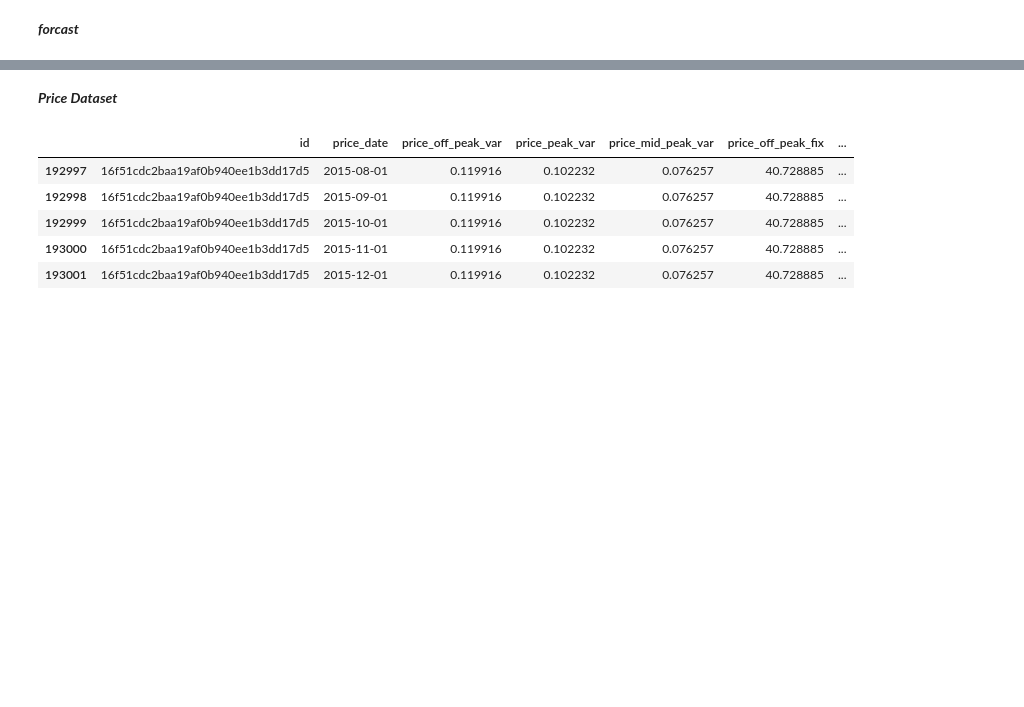
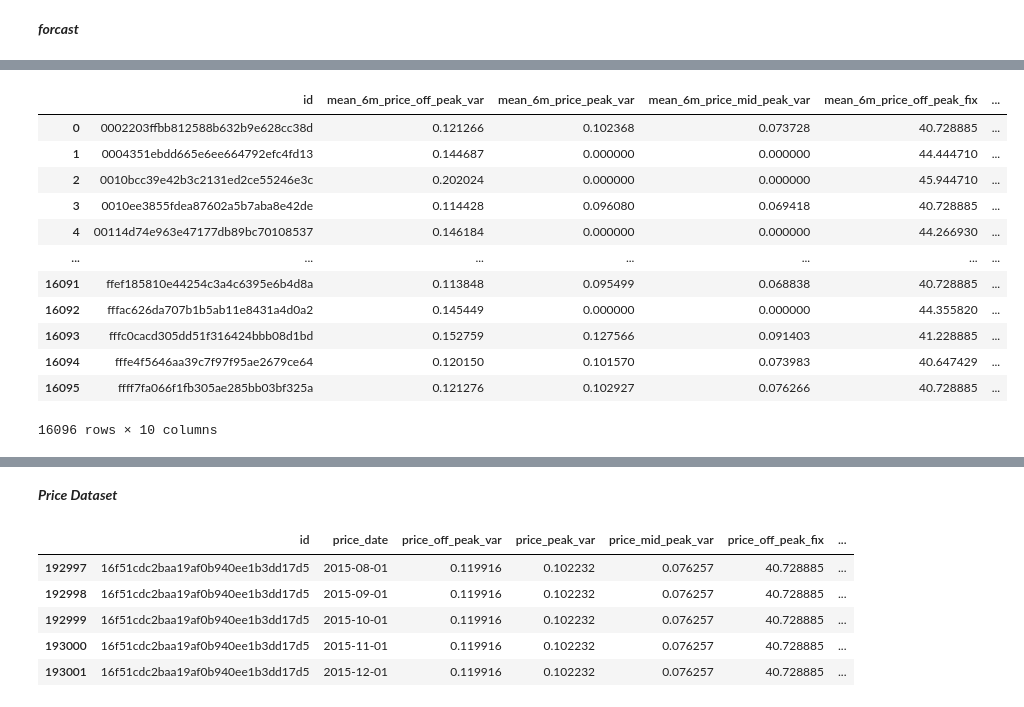
Before and after one commit to yash013/sme_customer_churn_problem, a Jupyter notebook: eda.ipynb, the cells around one changed output, grey strips where cells are left out. Cells and saved outputs as stored; diff of their text form; code cells hidden in the pictures; blank space fills up the shorter version.

```diff
--- a/eda.ipynb
+++ b/eda.ipynb
@@ -390,0 +441,31 @@ price_df.head(3)
+# %%
+mean_6m = mean_6m.rename(
+
+    columns={
+        "price_off_peak_var": "mean_6m_price_off_peak_var",
+        "price_peak_var": "mean_6m_price_peak_var",
+        "price_mid_peak_var": "mean_6m_price_mid_peak_var",
+        "price_off_peak_fix": "mean_6m_price_off_peak_fix",
+        "price_peak_fix": "mean_6m_price_peak_fix",
+        "price_mid_peak_fix": "mean_6m_price_mid_peak_fix"
+    }
+)
+# %%
+mean_6m["mean_6m_price_off_peak"] = mean_6m["mean_6m_price_off_peak_var"] + mean_6m["mean_6m_price_off_peak_fix"]
+mean_6m["mean_6m_price_peak"] = mean_6m["mean_6m_price_peak_var"] + mean_6m["mean_6m_price_peak_fix"]
+mean_6m["mean_6m_price_mid_peak"] = mean_6m["mean_6m_price_mid_peak_var"] + mean_6m["mean_6m_price_mid_peak_fix"]
+mean_6m
+# %% [output]
+|  | id | mean_6m_price_off_peak_var | mean_6m_price_peak_var | mean_6m_price_mid_peak_var | mean_6m_price_off_peak_fix | ... |
+| 0 | 0002203ffbb812588b632b9e628cc38d | 0.121266 | 0.102368 | 0.073728 | 40.728885 | ... |
+| 1 | 0004351ebdd665e6ee664792efc4fd13 | 0.144687 | 0.000000 | 0.000000 | 44.444710 | ... |
+| 2 | 0010bcc39e42b3c2131ed2ce55246e3c | 0.202024 | 0.000000 | 0.000000 | 45.944710 | ... |
+| 3 | 0010ee3855fdea87602a5b7aba8e42de | 0.114428 | 0.096080 | 0.069418 | 40.728885 | ... |
+| 4 | 00114d74e963e47177db89bc70108537 | 0.146184 | 0.000000 | 0.000000 | 44.266930 | ... |
+| ... | ... | ... | ... | ... | ... | ... |
+| 16091 | ffef185810e44254c3a4c6395e6b4d8a | 0.113848 | 0.095499 | 0.068838 | 40.728885 | ... |
+| 16092 | fffac626da707b1b5ab11e8431a4d0a2 | 0.145449 | 0.000000 | 0.000000 | 44.355820 | ... |
+| 16093 | fffc0cacd305dd51f316424bbb08d1bd | 0.152759 | 0.127566 | 0.091403 | 41.228885 | ... |
+| 16094 | fffe4f5646aa39c7f97f95ae2679ce64 | 0.120150 | 0.101570 | 0.073983 | 40.647429 | ... |
+| 16095 | ffff7fa066f1fb305ae285bb03bf325a | 0.121276 | 0.102927 | 0.076266 | 40.728885 | ... |
+16096 rows × 10 columns
```
Also changed, not shown: parts of 54 cells of this notebook.
